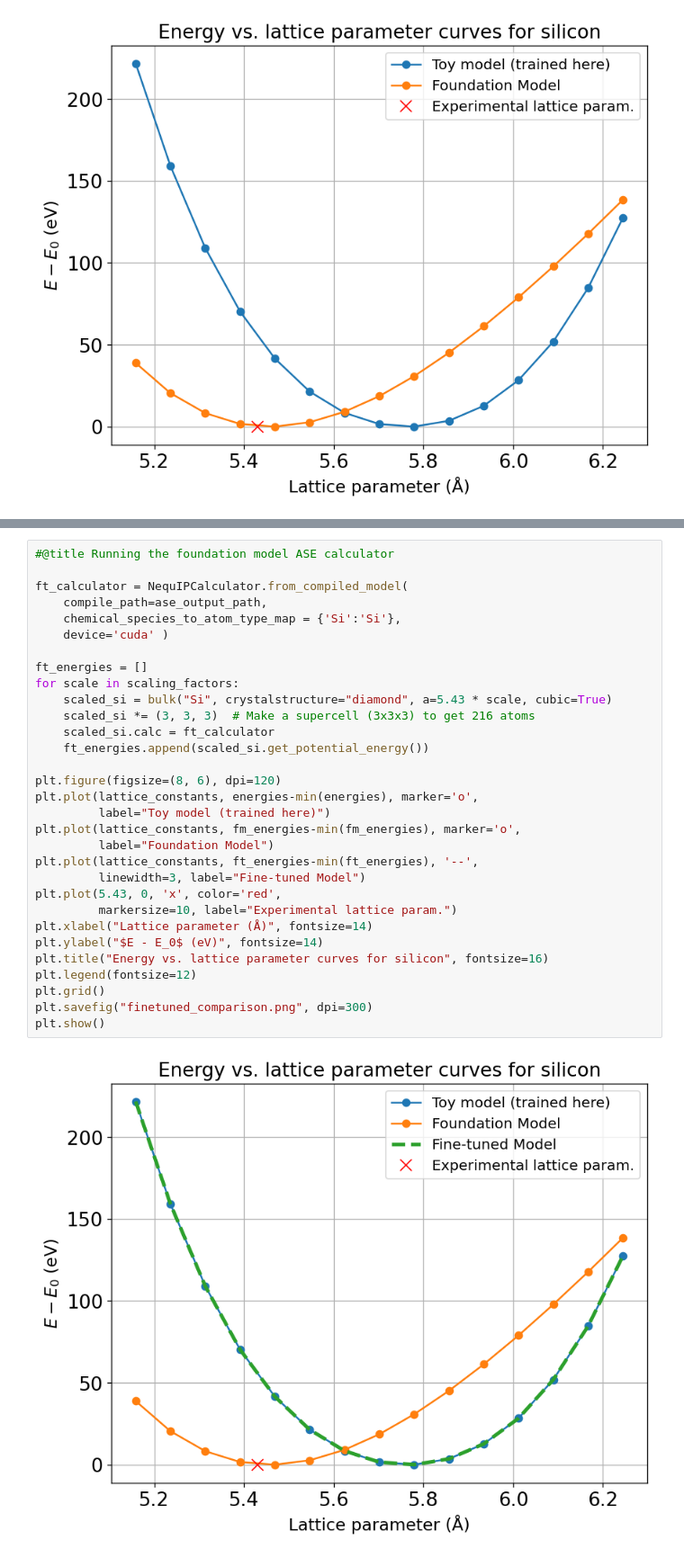
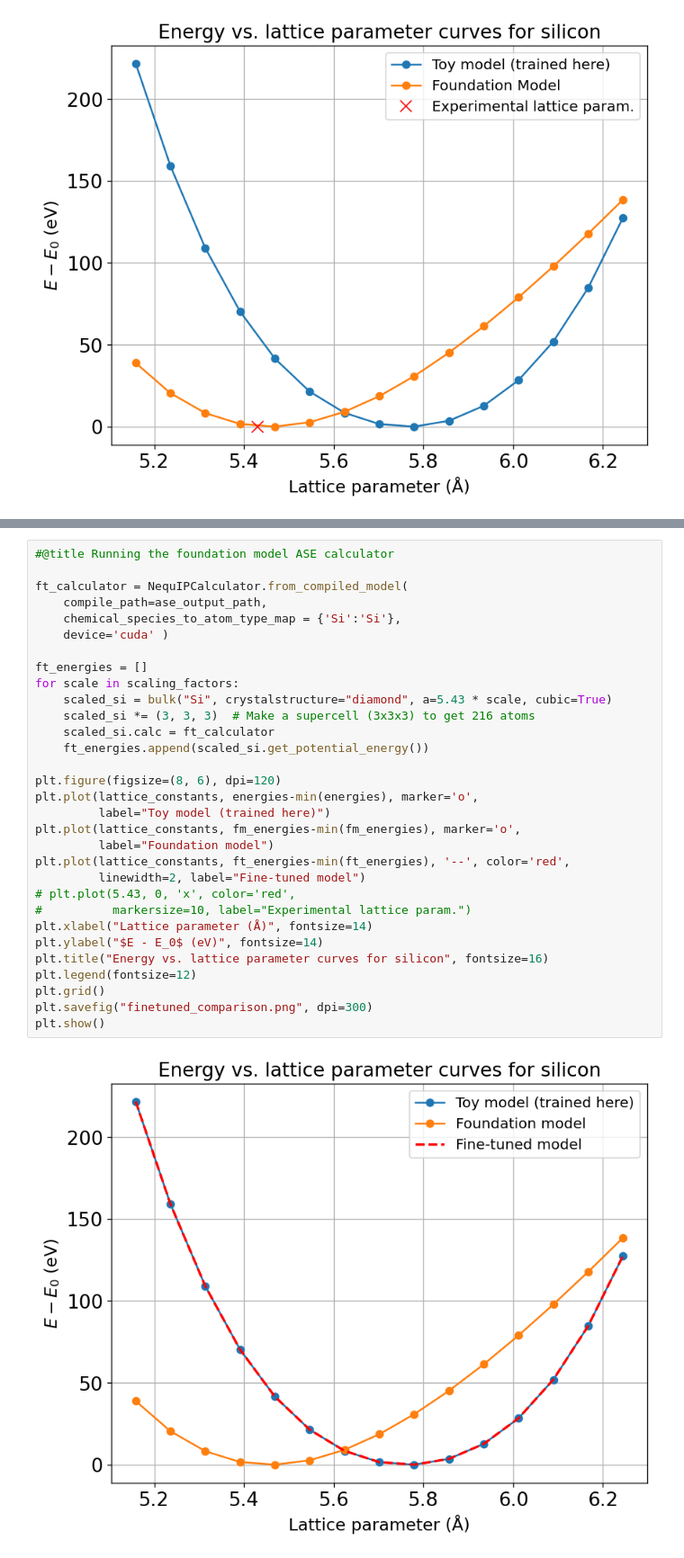
Before and after one commit to mir-group/nequip-tutorial, a Jupyter notebook: NequIP_Tutorial.ipynb, the cells around one changed output, grey strips where cells are left out. Shown at 90% size. Saved outputs shown, nothing was run; the diff lists cells and outputs as text.

```diff
--- a/NequIP_Tutorial.ipynb
+++ b/NequIP_Tutorial.ipynb
@@ -810,33 +832,33 @@ W1201 21:58:31.294000 29526 torch/_inductor/ir.py:7733] aten._linalg_det.default
 # %%
 #@title Running the foundation model ASE calculator
 
 ft_calculator = NequIPCalculator.from_compiled_model(
     compile_path=ase_output_path,
     chemical_species_to_atom_type_map = {'Si':'Si'},
     device='cuda' )
 
 ft_energies = []
 for scale in scaling_factors:
     scaled_si = bulk("Si", crystalstructure="diamond", a=5.43 * scale, cubic=True)
     scaled_si *= (3, 3, 3)  # Make a supercell (3x3x3) to get 216 atoms
     scaled_si.calc = ft_calculator
     ft_energies.append(scaled_si.get_potential_energy())
 
 plt.figure(figsize=(8, 6), dpi=120)
 plt.plot(lattice_constants, energies-min(energies), marker='o',
          label="Toy model (trained here)")
 plt.plot(lattice_constants, fm_energies-min(fm_energies), marker='o',
-         label="Foundation Model")
-plt.plot(lattice_constants, ft_energies-min(ft_energies), '--',
-         linewidth=3, label="Fine-tuned Model")
-plt.plot(5.43, 0, 'x', color='red',
-         markersize=10, label="Experimental lattice param.")
+         label="Foundation model")
+plt.plot(lattice_constants, ft_energies-min(ft_energies), '--', color='red',
+         linewidth=2, label="Fine-tuned model")
+# plt.plot(5.43, 0, 'x', color='red',
+#          markersize=10, label="Experimental lattice param.")
 plt.xlabel("Lattice parameter (Å)", fontsize=14)
 plt.ylabel("$E - E_0$ (eV)", fontsize=14)
 plt.title("Energy vs. lattice parameter curves for silicon", fontsize=16)
 plt.legend(fontsize=12)
 plt.grid()
 plt.savefig("finetuned_comparison.png", dpi=300)
 plt.show()
 # %% [output]
-[figure, old version]
+[figure, new version]
```
Also changed, not shown: parts of 12 cells of this notebook.
